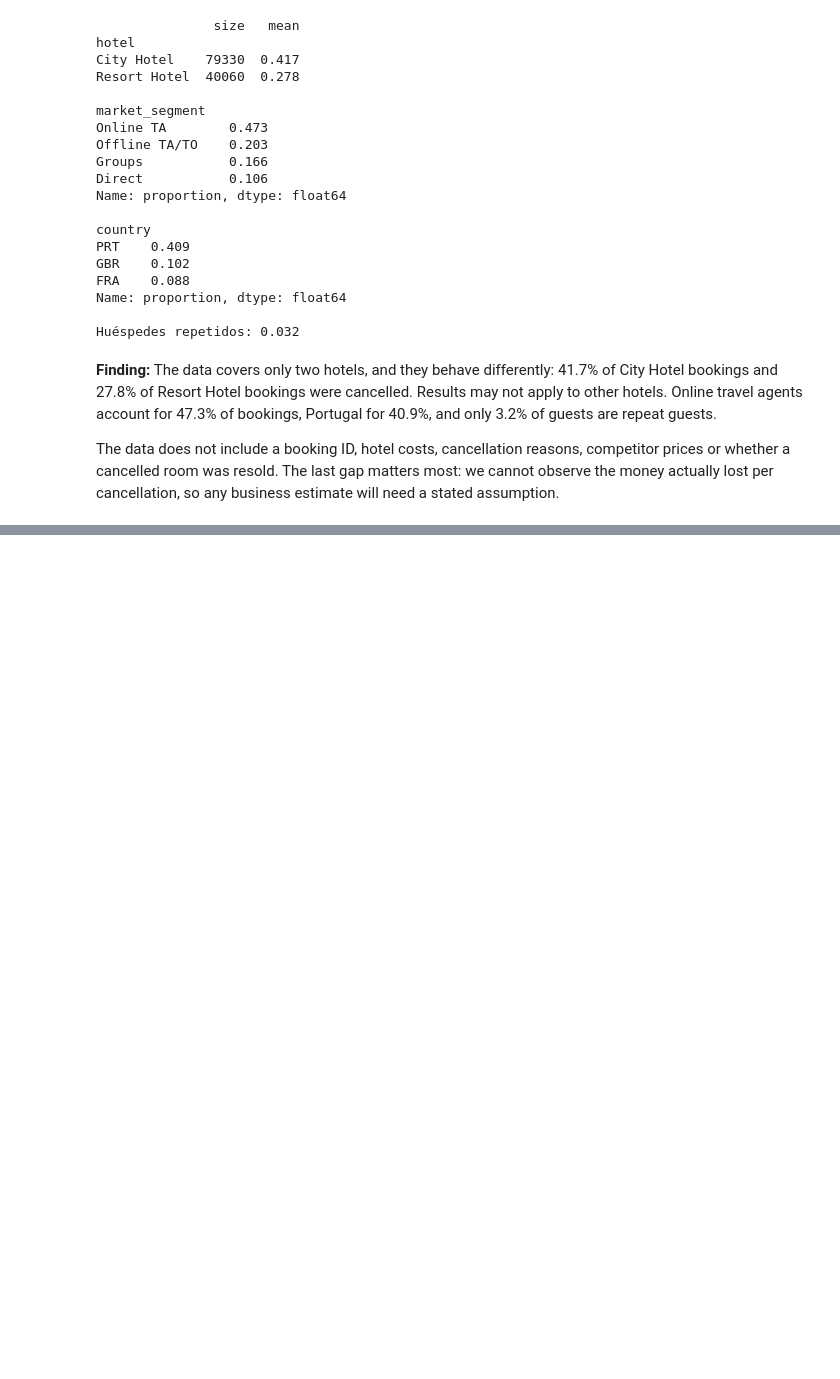
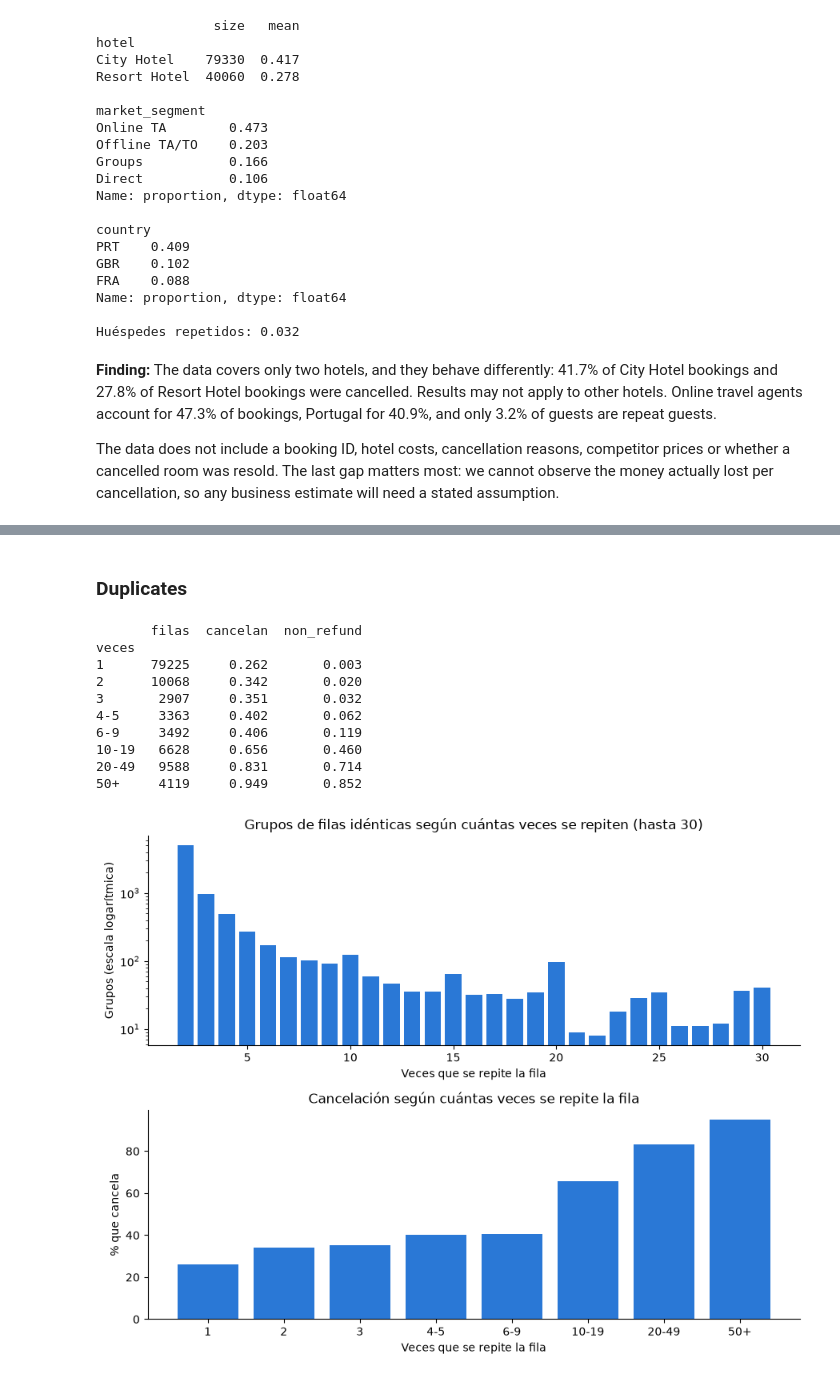
Before and after one commit to nachitonachito/Business-Intelligence, a Jupyter notebook: booking/proyecto_booking.ipynb, the cells around one changed output, grey strips where cells are left out. Saved outputs shown, nothing was run; the diff lists cells and outputs as text; code cells hidden in the pictures; blank space fills up the shorter version.

```diff
--- a/booking/proyecto_booking.ipynb
+++ b/booking/proyecto_booking.ipynb
@@ -218,0 +398,52 @@ The data does not include a booking ID, hotel costs, cancellation reasons, compe
+# %% [markdown]
+### Duplicates
+# %%
+import matplotlib.pyplot as plt
+
+repeticiones = df.groupby(list(df.columns), dropna=False)["hotel"].transform("size").rename("veces")
+
+grupos = df.groupby(list(df.columns), dropna=False).size().value_counts().sort_index()
+grupos = grupos[(grupos.index >= 2) & (grupos.index <= 30)]
+
+tramos = pd.cut(
+    repeticiones,
+    bins=[0, 1, 2, 3, 5, 9, 19, 49, 200],
+    labels=["1", "2", "3", "4-5", "6-9", "10-19", "20-49", "50+"]
+)
+tabla = df.groupby(tramos, observed=True).agg(
+    filas=("is_canceled", "size"),
+    cancelan=("is_canceled", "mean"),
+    non_refund=("deposit_type", lambda s: (s == "Non Refund").mean()),
+)
+print(tabla.round(3))
+
+fig, ejes = plt.subplots(2, 1, figsize=(9, 7))
+
+ejes[0].bar(grupos.index, grupos.values, color="#2a78d6")
+ejes[0].set_yscale("log")
+ejes[0].set_title("Grupos de filas idénticas según cuántas veces se repiten (hasta 30)")
+ejes[0].set_xlabel("Veces que se repite la fila")
+ejes[0].set_ylabel("Grupos (escala logarítmica)")
+
+ejes[1].bar(tabla.index.astype(str), tabla["cancelan"] * 100, color="#2a78d6")
+ejes[1].set_title("Cancelación según cuántas veces se repite la fila")
+ejes[1].set_xlabel("Veces que se repite la fila")
+ejes[1].set_ylabel("% que cancela")
+
+for eje in ejes:
+    eje.spines[["top", "right"]].set_visible(False)
+
+plt.tight_layout()
+plt.show()
+# %% [output]
+       filas  cancelan  non_refund
+veces
+1      79225     0.262       0.003
+2      10068     0.342       0.020
+3       2907     0.351       0.032
+4-5     3363     0.402       0.062
+6-9     3492     0.406       0.119
+10-19   6628     0.656       0.460
+20-49   9588     0.831       0.714
+50+     4119     0.949       0.852
+[figure, added]
```
Also changed, not shown: parts of 12 cells of this notebook.
